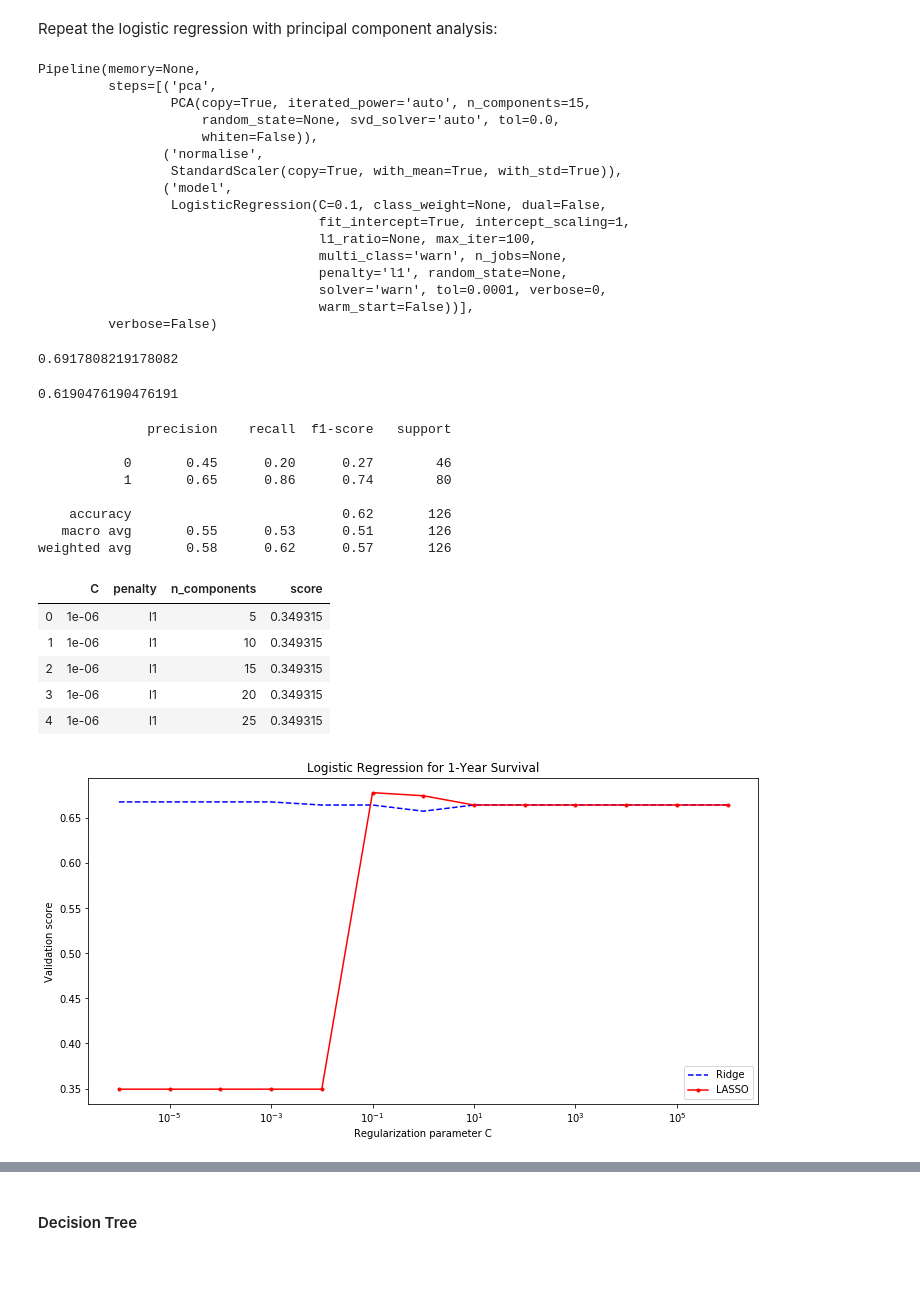
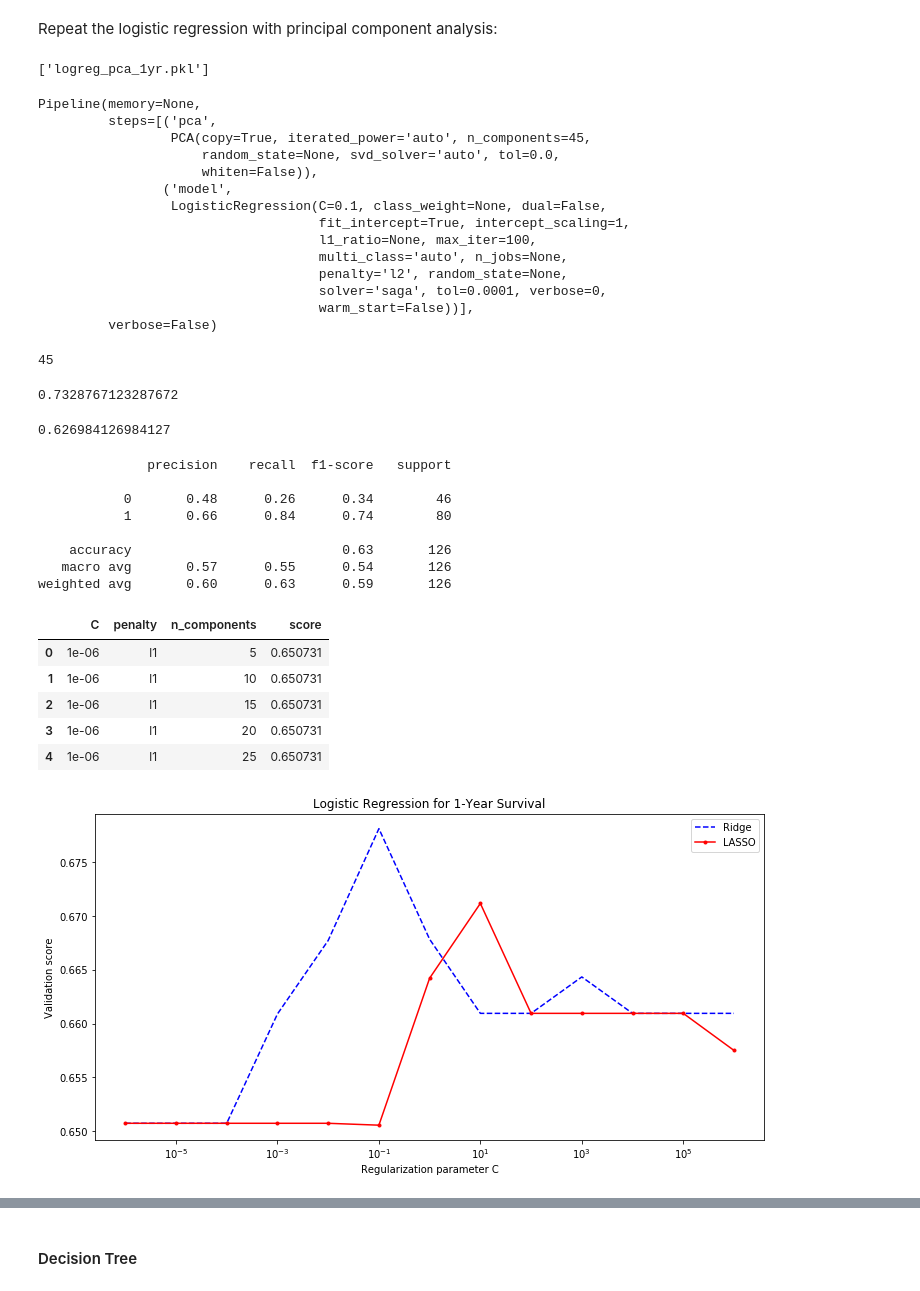
Before and after one commit to hhfchoi/Radiomics, a Jupyter notebook: Capstone - Analysis.ipynb, the cells around one changed output, grey strips where cells are left out. Drawn from its saved outputs; the diff is of its cells as text; code cells hidden in the pictures.

```diff
--- a/Capstone - Analysis.ipynb
+++ b/Capstone - Analysis.ipynb
@@ -32,5 +75,5 @@ First load the source csv file into `pandas`:
 # %%
-df_grand = pd.read_csv('~/Desktop/NSCLC-Radiomics-agg-padded.csv')
+df_grand = pd.read_csv('/content/drive/My Drive/Colab Notebooks/NSCLC-Radiomics-agg-padded.csv')
 # %% [markdown]
 Define some boolean variables based on whether the patient has died (`deadstatus.event`==1) and the registered survival time of the patient. For this study, we look at the patients at 1-year, 3-year, and 5-year marks.
 # %%
@@ -163,7 +207,7 @@ We look at patients satisfying one of the two following criteria:
 - The patient has passed away, and his/ her survival time is definite; OR
 - The patient has survived past the 1-year mark regardless whether the patient has passed away
 # %%
-feat_mask = df_tf.columns.str.contains('_')
+feat_mask = df_tf.columns.str.contains('_0')
 X1 = df_tf[mask_1yr | dead][df_tf.columns[feat_mask]]
 y1 = (df_tf[mask_1yr | dead]['Survival.time']> 365).astype(int)
 # %%
@@ -309,52 +355,58 @@ estimators = [('pca', PCA()),
 pipe = Pipeline(estimators)
 
 param_grid = [{'pca': [PCA()],
-               'model': [LogisticRegression()],
+               'model': [LogisticRegression(solver='saga')],
                'pca__n_components': [x for x in range(5,num_feat,5)],
                'model__C': [10**i for i in range(-6,7)],
                'model__penalty': ['l1', 'l2']}]
 
 grid = GridSearchCV(pipe, param_grid, cv=5)
 fittedgrid_pca = grid.fit(X1_train, y1_train)
+
+joblib.dump(fittedgrid, 'logreg_pca_1yr.pkl')
+# %% [output]
+['logreg_pca_1yr.pkl']
 # %%
 fittedgrid_pca.best_estimator_
 # %% [output]
 Pipeline(memory=None,
          steps=[('pca',
-                 PCA(copy=True, iterated_power='auto', n_components=15,
+                 PCA(copy=True, iterated_power='auto', n_components=45,
                      random_state=None, svd_solver='auto', tol=0.0,
                      whiten=False)),
-                ('normalise',
-                 StandardScaler(copy=True, with_mean=True, with_std=True)),
                 ('model',
                  LogisticRegression(C=0.1, class_weight=None, dual=False,
                                     fit_intercept=True, intercept_scaling=1,
                                     l1_ratio=None, max_iter=100,
-                                    multi_class='warn', n_jobs=None,
-                                    penalty='l1', random_state=None,
-                                    solver='warn', tol=0.0001, verbose=0,
+                                    multi_class='auto', n_jobs=None,
+                                    penalty='l2', random_state=None,
+                                    solver='saga', tol=0.0001, verbose=0,
                                     warm_start=False))],
          verbose=False)
+# %%
+fittedgrid_pca.best_params_['pca__n_components']
+# %% [output]
+45
 # %%
 fittedgrid_pca.score(X1_train, y1_train)
 # %% [output]
-0.6917808219178082
+0.7328767123287672
 # %%
 fittedgrid_pca.score(X1_test, y1_test)
 # %% [output]
-0.6190476190476191
+0.626984126984127
 # %%
 y_pred_logit_pca = fittedgrid_pca.predict(X1_test)
 print(classification_report(y1_test, y_pred_logit_pca))
 # %% [output]
               precision    recall  f1-score   support
 
-           0       0.45      0.20      0.27        46
-           1       0.65      0.86      0.74        80
+           0       0.48      0.26      0.34        46
+           1       0.66      0.84      0.74        80
 
-    accuracy                           0.62       126
-   macro avg       0.55      0.53      0.51       126
-weighted avg       0.58      0.62      0.57       126
+    accuracy                           0.63       126
+   macro avg       0.57      0.55      0.54       126
+weighted avg       0.60      0.63      0.59       126
 # %%
 logit_pca_grid_C = fittedgrid_pca.cv_results_['param_model__C'].data
 
@@ -371,27 +423,29 @@ df_logit_pca = pd.DataFrame({'C': logit_pca_grid_C,
 df_logit_pca.head()
 # %% [output]
 |  | C | penalty | n_components | score |
-| 0 | 1e-06 | l1 | 5 | 0.349315 |
-| 1 | 1e-06 | l1 | 10 | 0.349315 |
-| 2 | 1e-06 | l1 | 15 | 0.349315 |
-| 3 | 1e-06 | l1 | 20 | 0.349315 |
-| 4 | 1e-06 | l1 | 25 | 0.349315 |
+| 0 | 1e-06 | l1 | 5 | 0.650731 |
+| 1 | 1e-06 | l1 | 10 | 0.650731 |
+| 2 | 1e-06 | l1 | 15 | 0.650731 |
+| 3 | 1e-06 | l1 | 20 | 0.650731 |
+| 4 | 1e-06 | l1 | 25 | 0.650731 |
 # %%
+n_PCA = fittedgrid_pca.best_params_['pca__n_components']
+
 plt.figure(figsize=(12,6))
 plt.plot(df_logit_pca[(df_logit_pca['penalty']=='l2') &
-                      (df_logit_pca['n_components']==15)]['C'],
+                      (df_logit_pca['n_components']==n_PCA)]['C'],
          df_logit_pca[(df_logit_pca['penalty']=='l2') &
-                      (df_logit_pca['n_components']==15)]['score'], 'b--', label='Ridge')
+                      (df_logit_pca['n_components']==n_PCA)]['score'], 'b--', label='Ridge')
 plt.plot(df_logit_pca[(df_logit_pca['penalty']=='l1') &
-                      (df_logit_pca['n_components']==15)]['C'],
+                      (df_logit_pca['n_components']==n_PCA)]['C'],
          df_logit_pca[(df_logit_pca['penalty']=='l1') &
-                      (df_logit_pca['n_components']==15)]['score'], 'r.-', label='LASSO')
+                      (df_logit_pca['n_components']==n_PCA)]['score'], 'r.-', label='LASSO')
 plt.xscale('log')
 plt.xlabel('Regularization parameter C')
 plt.ylabel('Validation score')
 plt.title('Logistic Regression for 1-Year Survival')
 plt.legend()
 plt.show()
 # %% [output]
-[figure, old version]
+[figure, new version]
 # %%
```
Also changed, not shown: parts of 178 cells of this notebook.
